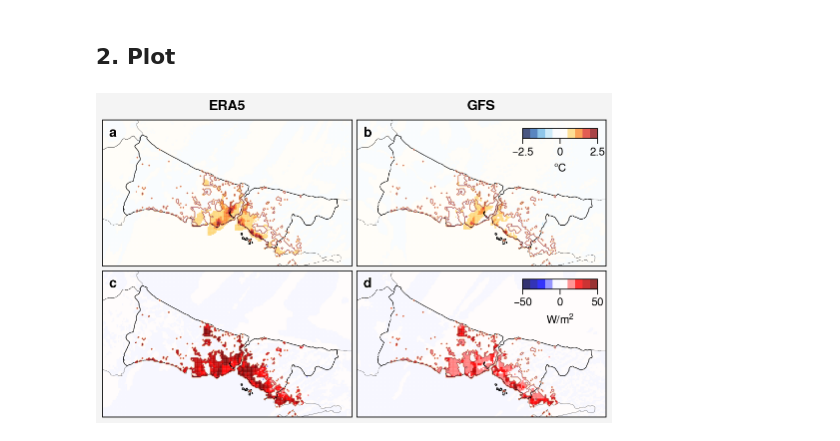
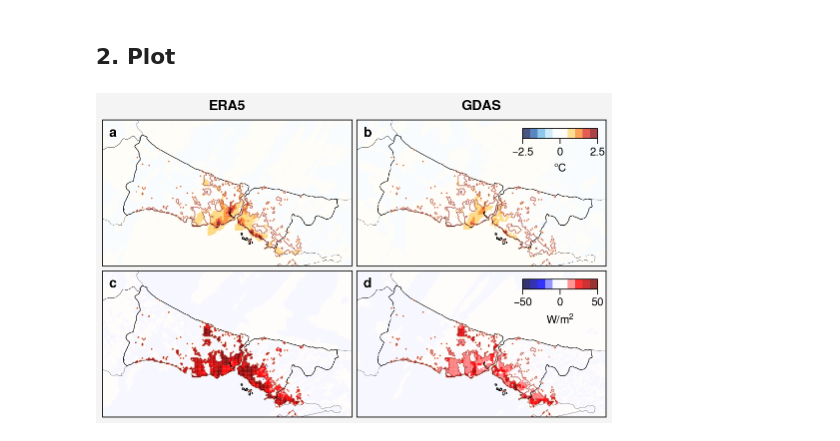
Before and after one commit to donmezkutay/Urban-Precipitation-Article-Istanbul, a Jupyter notebook: combined_thermodynamics.ipynb, the cells around one changed output. Saved outputs shown, nothing was run; the diff lists cells and outputs as text; code cells hidden in the pictures.

```diff
--- a/combined_thermodynamics.ipynb
+++ b/combined_thermodynamics.ipynb
@@ -296,7 +296,7 @@ for i in range_2d:
                longrid=False,
                latgrid = False)
 
-axs2.format(collabels=['ERA5', 'GFS']
+axs2.format(collabels=['ERA5', 'GDAS']
            )
 
 #for i in [6,7,8,9]:
@@ -385,31 +385,31 @@ axs2[1].colorbar(mesh_c_g,
                  ticks = ticks_c_g,
                  loc='ur', length=6,  # length is em widths
                  tickminor=True, alpha=0.5,
                  width=0.8,
                  labelsize = 8,
                  ticklabelsize = 8,
                  frame=False,
                  #labelloc = 'top',
                  #ticklocation = 'bottom',
                 )
 
 # colorbars
 axs2[3].colorbar(mesh_d_h,
                  label=label_d_h,
                  ticks = ticks_d_h,
                  loc='ur', length=6,  # length is em widths
                  tickminor=True, alpha=0.5,
                  width=0.8,
                  labelsize = 8,
                  ticklabelsize = 8,
                  frame=False,
                  #labelloc = 'top',
                  #ticklocation = 'bottom',
                 )
 
 #save figure
 plt.savefig(r'pictures/combined_thermodynamics.jpeg',
             bbox_inches='tight', optimize=True,
             progressive=True, dpi=1000)
 # %% [output]
-[figure, old version]
+[figure, new version]
```
Also changed, not shown: 5 other files.
